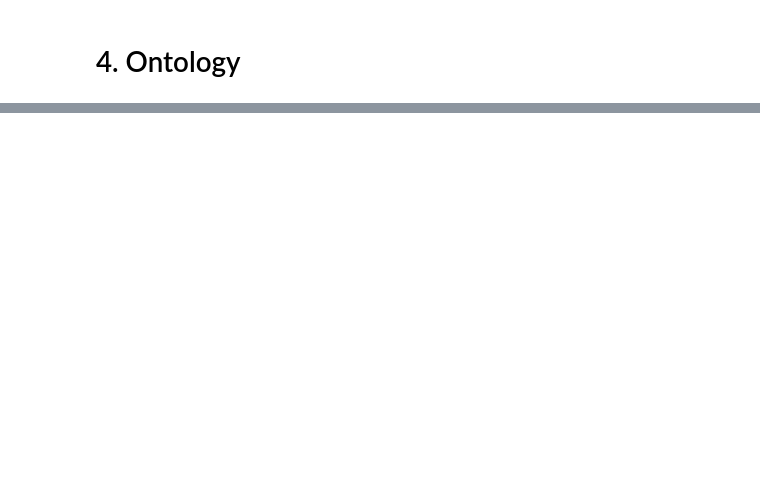
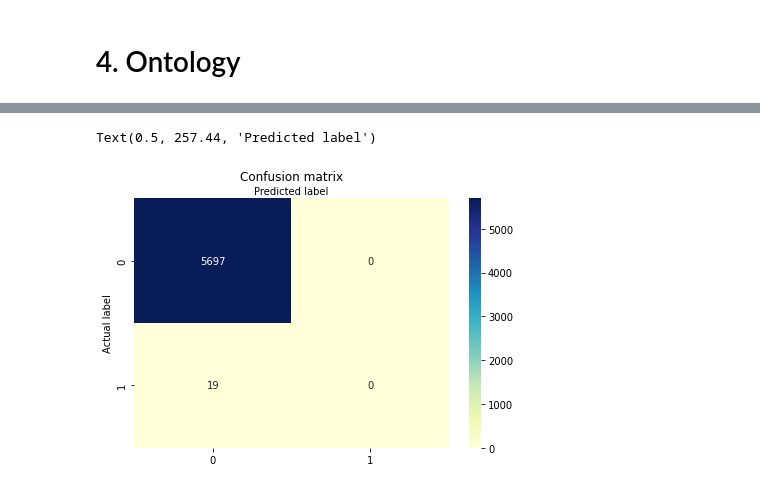
Before and after one commit to HuangruiChu/MIMIC-III-Breast-Cancer-study, a Jupyter notebook: MIMIC_Breast_Cancer.ipynb, the cells around one changed output, grey strips where cells are left out. Cells and saved outputs as stored; diff of their text form; code cells hidden in the pictures; blank space fills up the shorter version.

```diff
--- a/MIMIC_Breast_Cancer.ipynb
+++ b/MIMIC_Breast_Cancer.ipynb
@@ -465,0 +825,4 @@ End the connection
+# %%
+columns = ['AVG_Urea_nitrogen','AVG_creatinine','AVG_sugar','AVG_albumin','MARITAL_STATUS','SUBJECT_ID','HADM_ID:1','HADM_ID:2','hadm_id']
+data = data.drop(columns, axis=1)
+data
@@ -465,0 +845,3 @@ End the connection
+# %%
+data = data.fillna(data.mean())
+data
@@ -465,0 +864,3 @@ End the connection
+# %%
+data = pd.get_dummies(data)
+data
@@ -465,0 +883,4 @@ End the connection
+# %%
+target = 'breast_outcome'
+X = data.drop(target, axis=1)
+y = data[target]
@@ -465,0 +939,39 @@ End the connection
+# %%
+X2=data[['AVG_leukocytes', 'AVG_platelet','total_icu_time', 'AVG_sodium', 'AVG_potassium', 'diagnosis_age']]
+X2_train, X2_test, y2_train, y2_test = train_test_split(X2, y, test_size=0.3)
+from sklearn.linear_model import LogisticRegression
+logreg = LogisticRegression(random_state=16)
+logreg.fit(X2_train, y2_train)
+y2_pred = logreg.predict(X2_test)
+
+
+from sklearn import metrics
+
+cnf_matrix = metrics.confusion_matrix(y2_test, y2_pred)
+cnf_matrix
+
+# import required modules
+import numpy as np
+import matplotlib.pyplot as plt
+import seaborn as sns
+def plot_confusion_matrix(cnf_matrix):
+  class_names=[0,1] # name  of classes
+  plt.figure(dpi=150)
+  fig, ax = plt.subplots()
+  tick_marks = np.arange(len(class_names))
+  plt.xticks(tick_marks, class_names)
+  plt.yticks(tick_marks, class_names)
+  # create heatmap
+  sns.heatmap(pd.DataFrame(cnf_matrix), annot=True, cmap="YlGnBu" ,fmt='g')
+  ax.xaxis.set_label_position("top")
+  plt.tight_layout()
+  plt.title('Confusion matrix', y=1.1)
+  plt.ylabel('Actual label')
+  plt.xlabel('Predicted label')
+
+
+plot_confusion_matrix(cnf_matrix)
+#Text(0.5,257.44,'Predicted label');
+# %% [output]
+Text(0.5, 257.44, 'Predicted label')
+[figure, added]
```
Also changed, not shown: parts of 71 cells of this notebook.
